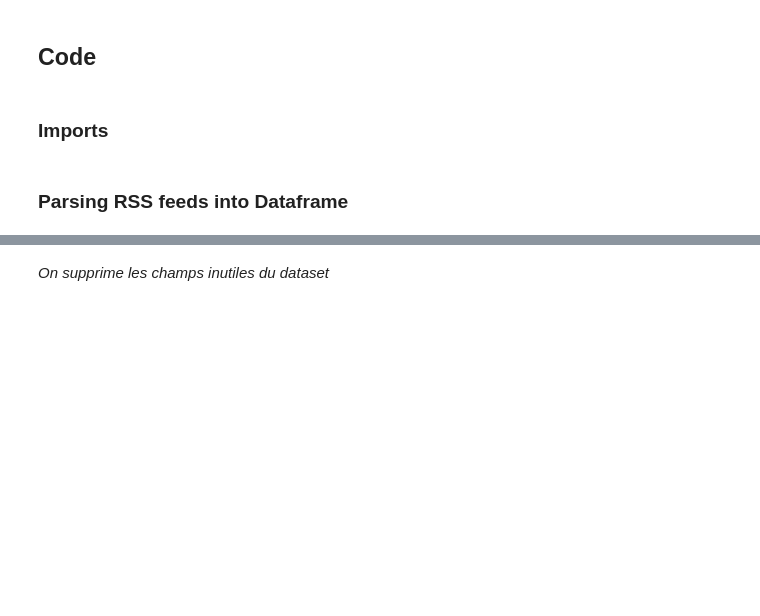
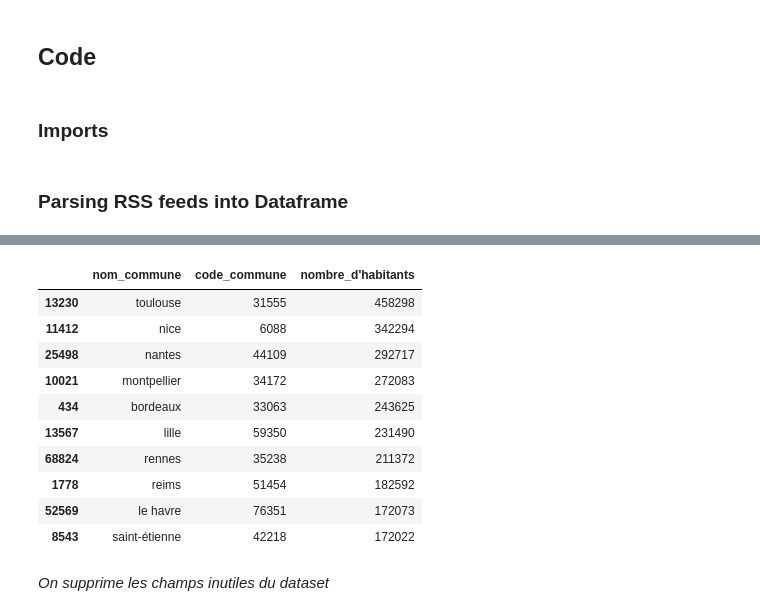
Before and after one commit to enzobes/house-rental-py, a Jupyter notebook: House-Rental.ipynb, the cells around one changed output, grey strips where cells are left out. Saved outputs shown, nothing was run; the diff lists cells and outputs as text; code cells hidden in the pictures; blank space fills up the shorter version.

```diff
--- a/House-Rental.ipynb
+++ b/House-Rental.ipynb
@@ -89,11 +108,24 @@ dataEnedis.head()
 # %%
-codeCommune = pd.DataFrame(columns=['nom_commune', 'code_commune'])
+codeCommune = pd.DataFrame(columns=['nom_commune', 'code_commune', "nombre_d'habitants"])
 
-codeCommune['nom_commune'] = conso["nom_commune"]
+codeCommune['nom_commune'] = conso["nom_commune"].values
 codeCommune['code_commune'] = conso["code_commune"]
+codeCommune["nombre_d'habitants"] = conso["nombre_d'habitants"]
 codeCommune = codeCommune.drop_duplicates()
 CommuneByPeople = codeCommune.sort_values(["nombre_d'habitants"], ascending = False)
 CommuneByPeople.head(10)
+# %% [output]
+|  | nom_commune | code_commune | nombre_d'habitants |
+| 13230 | toulouse | 31555 | 458298 |
+| 11412 | nice | 6088 | 342294 |
+| 25498 | nantes | 44109 | 292717 |
+| 10021 | montpellier | 34172 | 272083 |
+| 434 | bordeaux | 33063 | 243625 |
+| 13567 | lille | 59350 | 231490 |
+| 68824 | rennes | 35238 | 211372 |
+| 1778 | reims | 51454 | 182592 |
+| 52569 | le havre | 76351 | 172073 |
+| 8543 | saint-étienne | 42218 | 172022 |
 # %% [markdown]
 *On supprime les champs inutiles du dataset*
 # %%
```
Also changed, not shown: parts of 11 cells of this notebook.
